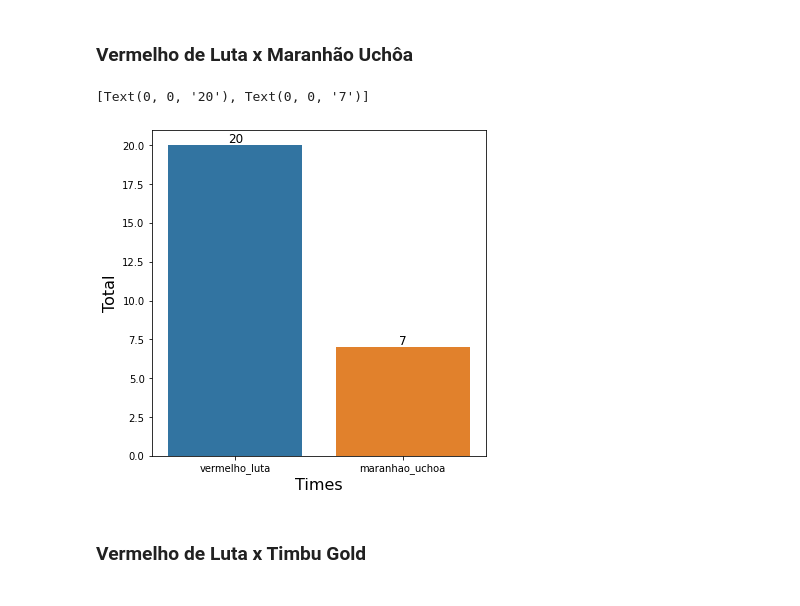
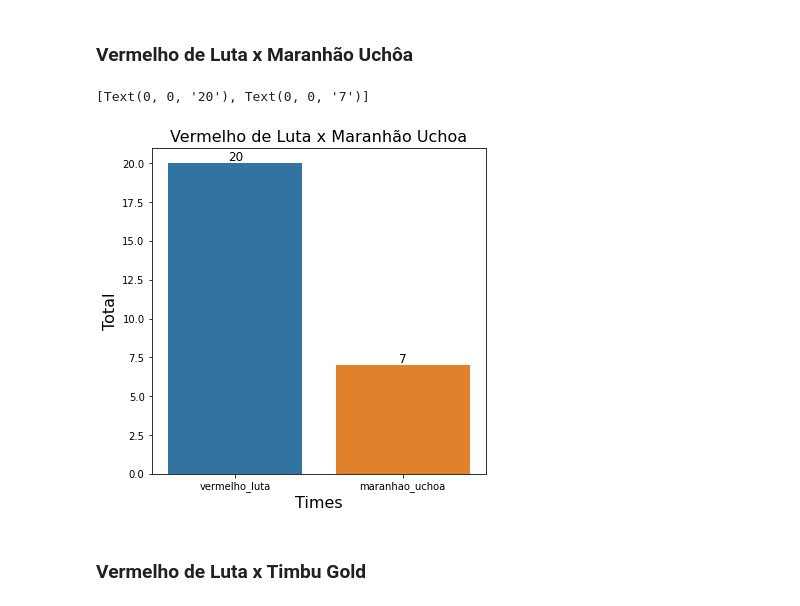
Before and after one commit to danielfitipaldi/cartola_tapajos, a Jupyter notebook: Cartola.ipynb, the cells around one changed output. Saved outputs shown, nothing was run; the diff lists cells and outputs as text; code cells hidden in the pictures.

```diff
--- a/Cartola.ipynb
+++ b/Cartola.ipynb
@@ -362,12 +375,13 @@ ver_x_mu = ver_x_mu.sum()
 # %%
 plt.figure(figsize=(6,6))
 splot=sns.barplot(x=ver_x_mu.index,y=ver_x_mu)
 plt.xlabel("Times", size=16)
 plt.ylabel("Total", size=16)
+plt.title('Vermelho de Luta x Maranhão Uchoa', size=16)
 plt.bar_label(splot.containers[0],size=12)
 # %% [output]
 [Text(0, 0, '20'), Text(0, 0, '7')]
-[figure, old version]
+[figure, new version]
 # %% [markdown]
 ### Vermelho de Luta x Timbu Gold
 # %%
```
Also changed, not shown: parts of 12 cells of this notebook.
